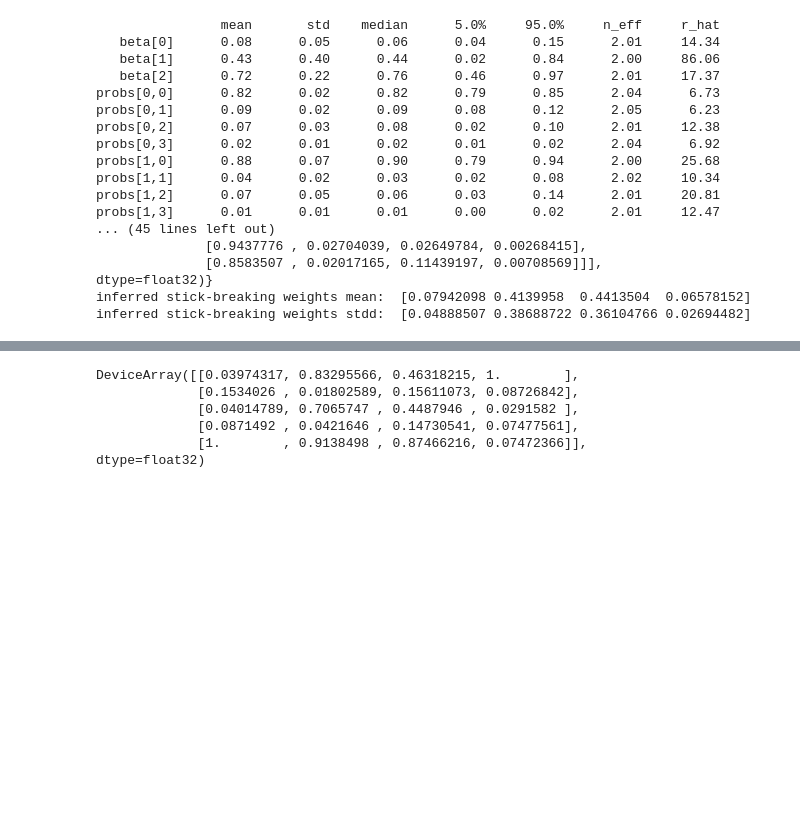
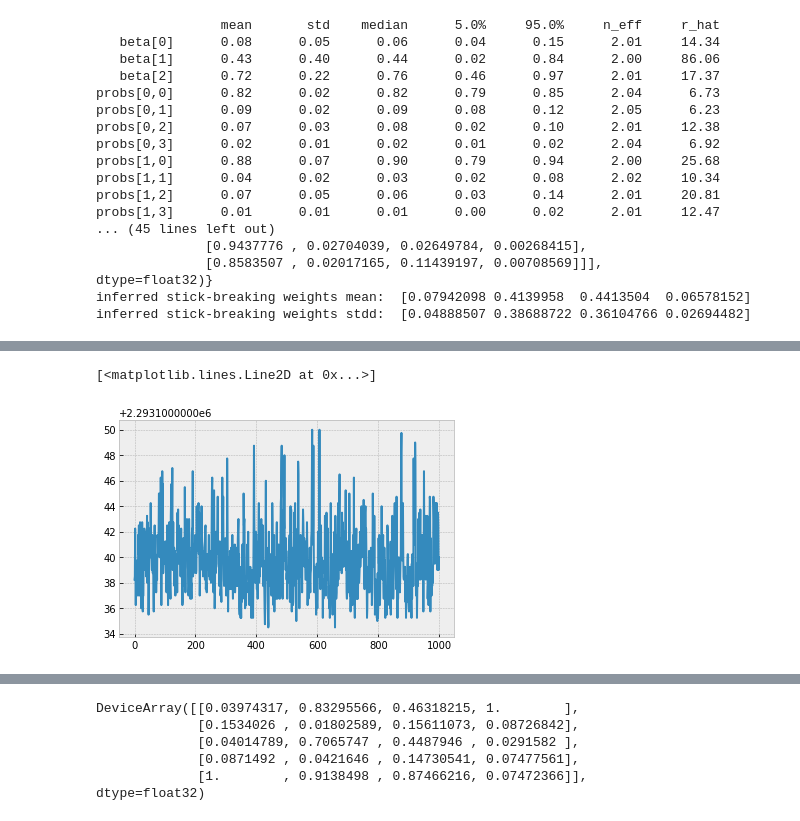
Before and after one commit to akotlar/multivariate-tada, a Jupyter notebook: project/sim5.ipynb, the cells around one changed output, grey strips where cells are left out. Cells and saved outputs as stored; diff of their text form; code cells hidden in the pictures; blank space fills up the shorter version.

```diff
--- a/project/sim5.ipynb
+++ b/project/sim5.ipynb
@@ -318,0 +333,5 @@ inferred stick-breaking weights stdd:  [0.04888507 0.38688722 0.36104766 0.02694
+# %%
+plt.plot(dave_4chain_potential_energy[2])
+# %% [output]
+[<matplotlib.lines.Line2D at 0x...>]
+[figure, added]
```
Also changed, not shown: parts of 17 cells of this notebook.
